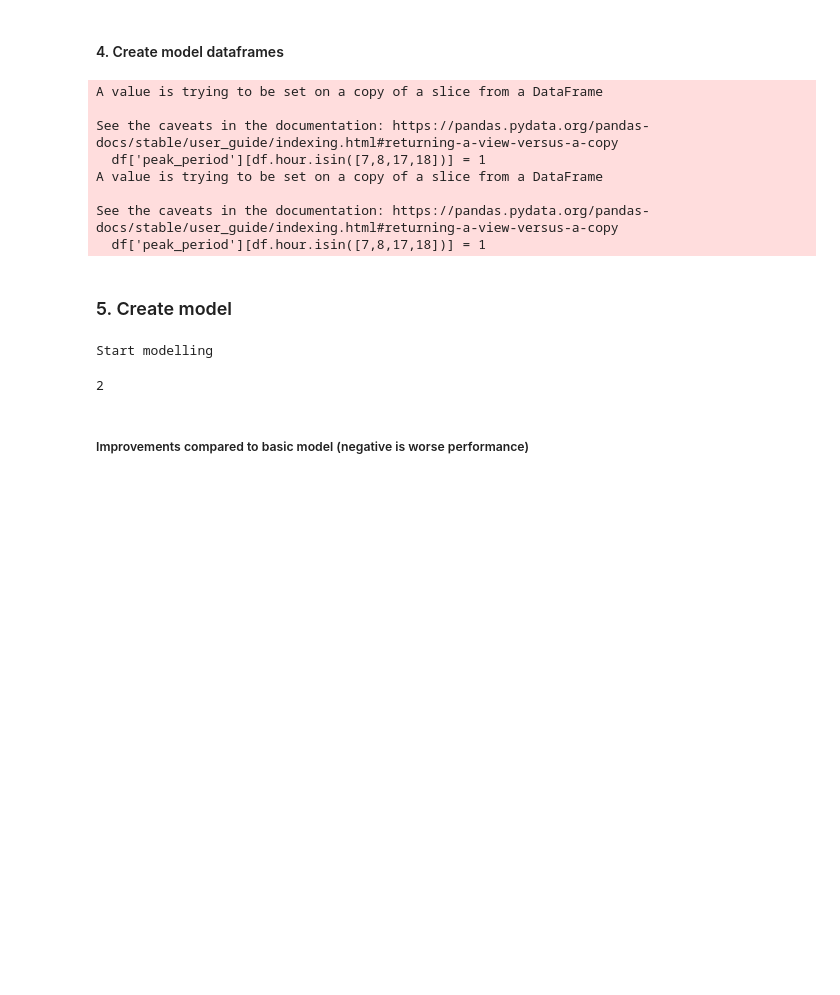
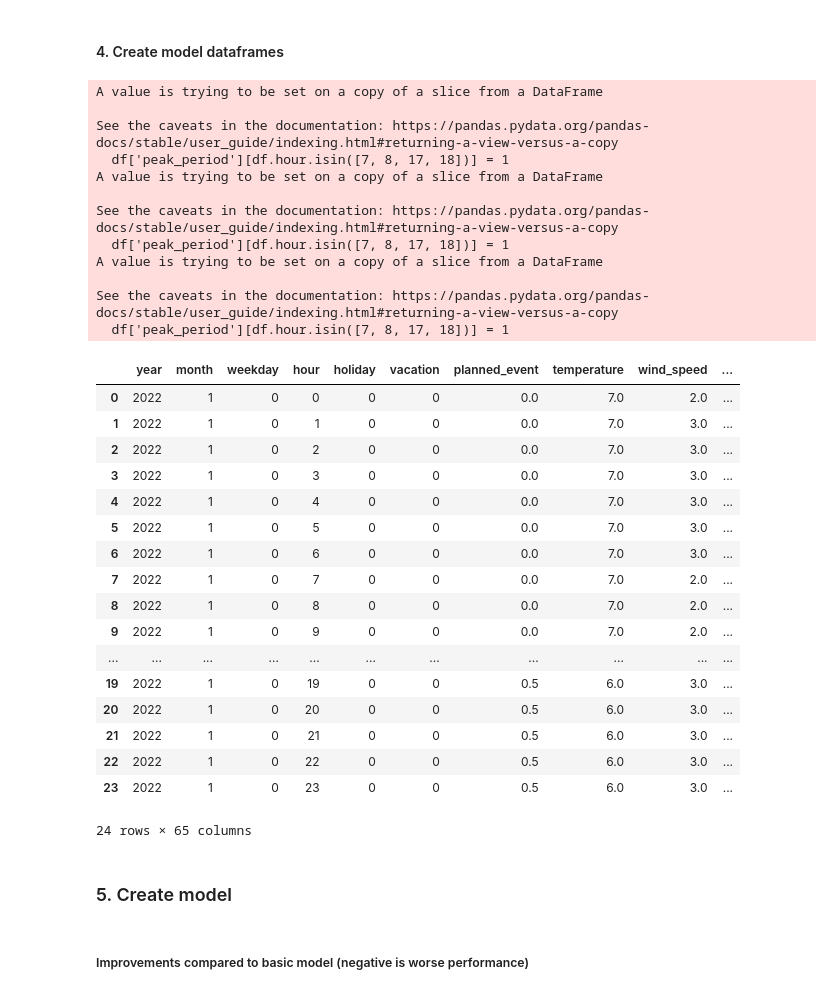
Before and after one commit to AntonisKl/Amsterdam-Metro-Crowdedness-Prediction, a Jupyter notebook: model/GVB_predictions_week_ahead_v2.ipynb, the cells around one changed output. Saved outputs shown, nothing was run; the diff lists cells and outputs as text; code cells hidden in the pictures; blank space fills up the shorter version.

```diff
--- a/model/GVB_predictions_week_ahead_v2.ipynb
+++ b/model/GVB_predictions_week_ahead_v2.ipynb
@@ -83,0 +91,2 @@ Completed in 47.235177755355835 sec.
+# %%
+df_covid_filtered  = h.get_df_covid_filtered()
@@ -154,4 +144,4 @@ holiday_df = h.preprocess_holiday_data(holidays_data_raw)
 gvb_dfs_merged = []
 
 for df in gvb_dfs:
-    gvb_dfs_merged.append(h.merge_gvb_with_datasources(df, knmi_historical, covid_df, holiday_df, vacations_df, events))
+    gvb_dfs_merged.append(h.merge_gvb_with_datasources(df, knmi_historical, covid_df, covid_measures, holiday_df, vacations_df, events, df_covid_filtered))
@@ -192,7 +168,8 @@ for df in gvb_dfs_interpolated:
 #### 4. Create model dataframes
 # %%
 # Define features and targets. This is the same for all stations at the moment.
-features = ['year', 'month', 'weekday', 'hour', 'holiday', 'vacation', 'planned_event',  'stringency', 'temperature', 'wind_speed', 'precipitation_h','global_radiation']
+features = ['year', 'month', 'weekday', 'hour', 'holiday', 'vacation', 'planned_event', 'temperature', 'wind_speed', 'precipitation_h','global_radiation', 'cases', 'deaths'] + list(covid_measures.columns.values)
+# features = ['year', 'month', 'weekday', 'hour', 'holiday', 'vacation', 'planned_event', 'temperature', 'wind_speed', 'precipitation_h','global_radiation', 'stringency', 'cases', 'deaths']
 
 targets = ['check-ins', 'check-outs']
 # %%
@@ -247,24 +205,41 @@ for split in data_splits:
 X_predict_dfs = []
 
 for df in gvb_dfs_final:
-    X_predict_dfs.append(h.get_future_df(features, df, covid_df.tail(1)['stringency'][0], holiday_df, vacations_df, knmi_forecast, events))
+    X_predict_dfs.append(h.get_future_df(features, df, covid_df.tail(1)['stringency'][0], covid_measures, df_covid_filtered, holiday_df, vacations_df, knmi_forecast, events))
 # %% [output]
 A value is trying to be set on a copy of a slice from a DataFrame
 
 See the caveats in the documentation: https://pandas.pydata.org/pandas-docs/stable/user_guide/indexing.html#returning-a-view-versus-a-copy
-  df['peak_period'][df.hour.isin([7,8,17,18])] = 1
+  df['peak_period'][df.hour.isin([7, 8, 17, 18])] = 1
 A value is trying to be set on a copy of a slice from a DataFrame
 
 See the caveats in the documentation: https://pandas.pydata.org/pandas-docs/stable/user_guide/indexing.html#returning-a-view-versus-a-copy
-  df['peak_period'][df.hour.isin([7,8,17,18])] = 1
+  df['peak_period'][df.hour.isin([7, 8, 17, 18])] = 1
+A value is trying to be set on a copy of a slice from a DataFrame
+
+See the caveats in the documentation: https://pandas.pydata.org/pandas-docs/stable/user_guide/indexing.html#returning-a-view-versus-a-copy
+  df['peak_period'][df.hour.isin([7, 8, 17, 18])] = 1
+# %%
+X_predict_dfs[0].dropna()
+# %% [output]
+|  | year | month | weekday | hour | holiday | vacation | planned_event | temperature | wind_speed | ... |
+| 0 | 2022 | 1 | 0 | 0 | 0 | 0 | 0.0 | 7.0 | 2.0 | ... |
+| 1 | 2022 | 1 | 0 | 1 | 0 | 0 | 0.0 | 7.0 | 3.0 | ... |
+| 2 | 2022 | 1 | 0 | 2 | 0 | 0 | 0.0 | 7.0 | 3.0 | ... |
+| 3 | 2022 | 1 | 0 | 3 | 0 | 0 | 0.0 | 7.0 | 3.0 | ... |
+| 4 | 2022 | 1 | 0 | 4 | 0 | 0 | 0.0 | 7.0 | 3.0 | ... |
+| 5 | 2022 | 1 | 0 | 5 | 0 | 0 | 0.0 | 7.0 | 3.0 | ... |
+| 6 | 2022 | 1 | 0 | 6 | 0 | 0 | 0.0 | 7.0 | 3.0 | ... |
+| 7 | 2022 | 1 | 0 | 7 | 0 | 0 | 0.0 | 7.0 | 2.0 | ... |
+| 8 | 2022 | 1 | 0 | 8 | 0 | 0 | 0.0 | 7.0 | 2.0 | ... |
+| 9 | 2022 | 1 | 0 | 9 | 0 | 0 | 0.0 | 7.0 | 2.0 | ... |
+| ... | ... | ... | ... | ... | ... | ... | ... | ... | ... | ... |
+| 19 | 2022 | 1 | 0 | 19 | 0 | 0 | 0.5 | 6.0 | 3.0 | ... |
+| 20 | 2022 | 1 | 0 | 20 | 0 | 0 | 0.5 | 6.0 | 3.0 | ... |
+| 21 | 2022 | 1 | 0 | 21 | 0 | 0 | 0.5 | 6.0 | 3.0 | ... |
+| 22 | 2022 | 1 | 0 | 22 | 0 | 0 | 0.5 | 6.0 | 3.0 | ... |
+| 23 | 2022 | 1 | 0 | 23 | 0 | 0 | 0.5 | 6.0 | 3.0 | ... |
+24 rows × 65 columns
 # %% [markdown]
 ### 5. Create model
-# %%
-print('Start modelling')
-# %% [output]
-Start modelling
-# %%
-len(data_splits)
-# %% [output]
-2
 # %%
```
Also changed, not shown: parts of 49 cells of this notebook.
